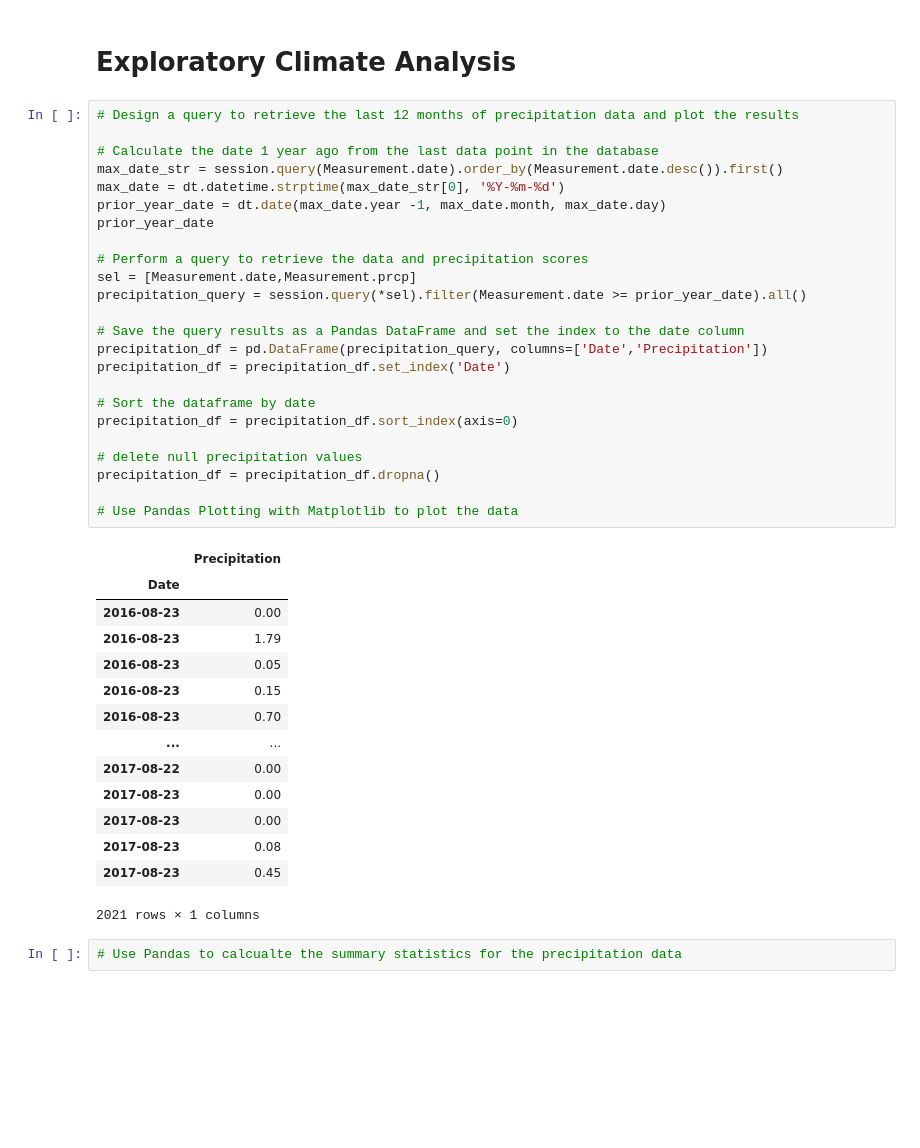
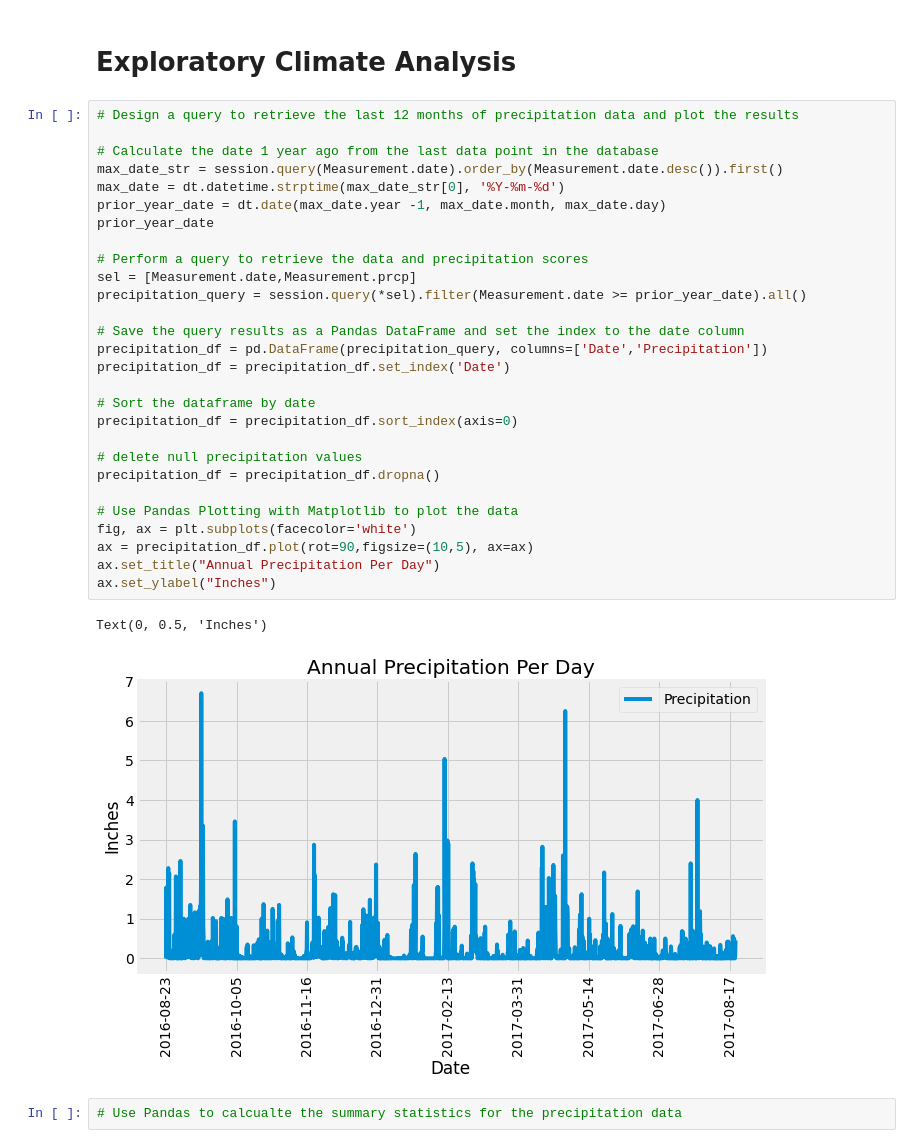
Before and after one commit to zombimaki/sqlalchemy-challenge, a Jupyter notebook: climate.ipynb, the cells around one changed output. Saved outputs shown, nothing was run; the diff lists cells and outputs as text; blank space fills up the shorter version.

Commit message:
prcp graph

```diff
--- a/climate.ipynb
+++ b/climate.ipynb
@@ -103,42 +103,34 @@ session = Session(engine)
 # %%
 # Design a query to retrieve the last 12 months of precipitation data and plot the results
 
 # Calculate the date 1 year ago from the last data point in the database
 max_date_str = session.query(Measurement.date).order_by(Measurement.date.desc()).first()
 max_date = dt.datetime.strptime(max_date_str[0], '%Y-%m-%d')
 prior_year_date = dt.date(max_date.year -1, max_date.month, max_date.day)
 prior_year_date
 
 # Perform a query to retrieve the data and precipitation scores
 sel = [Measurement.date,Measurement.prcp]
 precipitation_query = session.query(*sel).filter(Measurement.date >= prior_year_date).all()
 
 # Save the query results as a Pandas DataFrame and set the index to the date column
 precipitation_df = pd.DataFrame(precipitation_query, columns=['Date','Precipitation'])
 precipitation_df = precipitation_df.set_index('Date')
 
 # Sort the dataframe by date
 precipitation_df = precipitation_df.sort_index(axis=0)
 
 # delete null precipitation values
 precipitation_df = precipitation_df.dropna()
 
 # Use Pandas Plotting with Matplotlib to plot the data
+fig, ax = plt.subplots(facecolor='white')
+ax = precipitation_df.plot(rot=90,figsize=(10,5), ax=ax)
+ax.set_title("Annual Precipitation Per Day")
+ax.set_ylabel("Inches")
 # %% [output]
-|  | Precipitation |
-| Date |  |
-| 2016-08-23 | 0.00 |
-| 2016-08-23 | 1.79 |
-| 2016-08-23 | 0.05 |
-| 2016-08-23 | 0.15 |
-| 2016-08-23 | 0.70 |
-| ... | ... |
-| 2017-08-22 | 0.00 |
-| 2017-08-23 | 0.00 |
-| 2017-08-23 | 0.00 |
-| 2017-08-23 | 0.08 |
-| 2017-08-23 | 0.45 |
-2021 rows × 1 columns
+Text(0, 0.5, 'Inches')
+[figure, added]
 # %%
 # Use Pandas to calcualte the summary statistics for the precipitation data
 # %%
```
